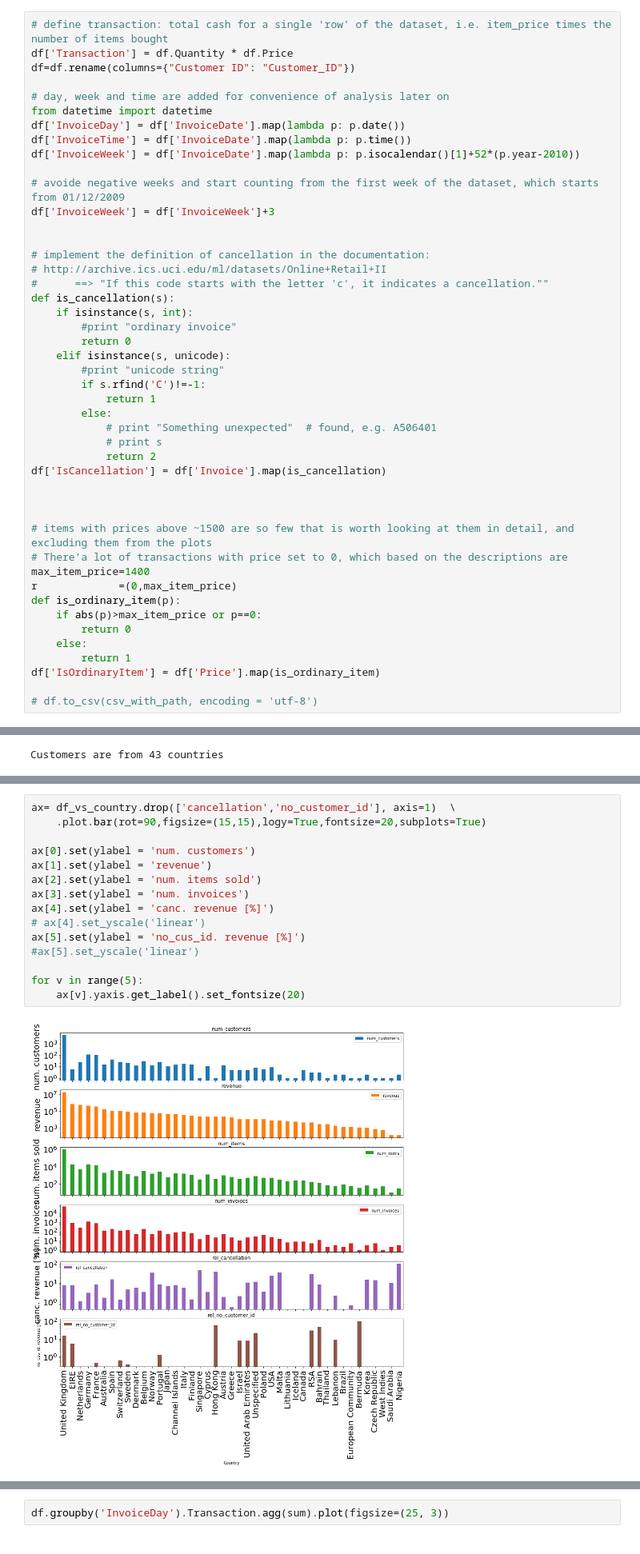
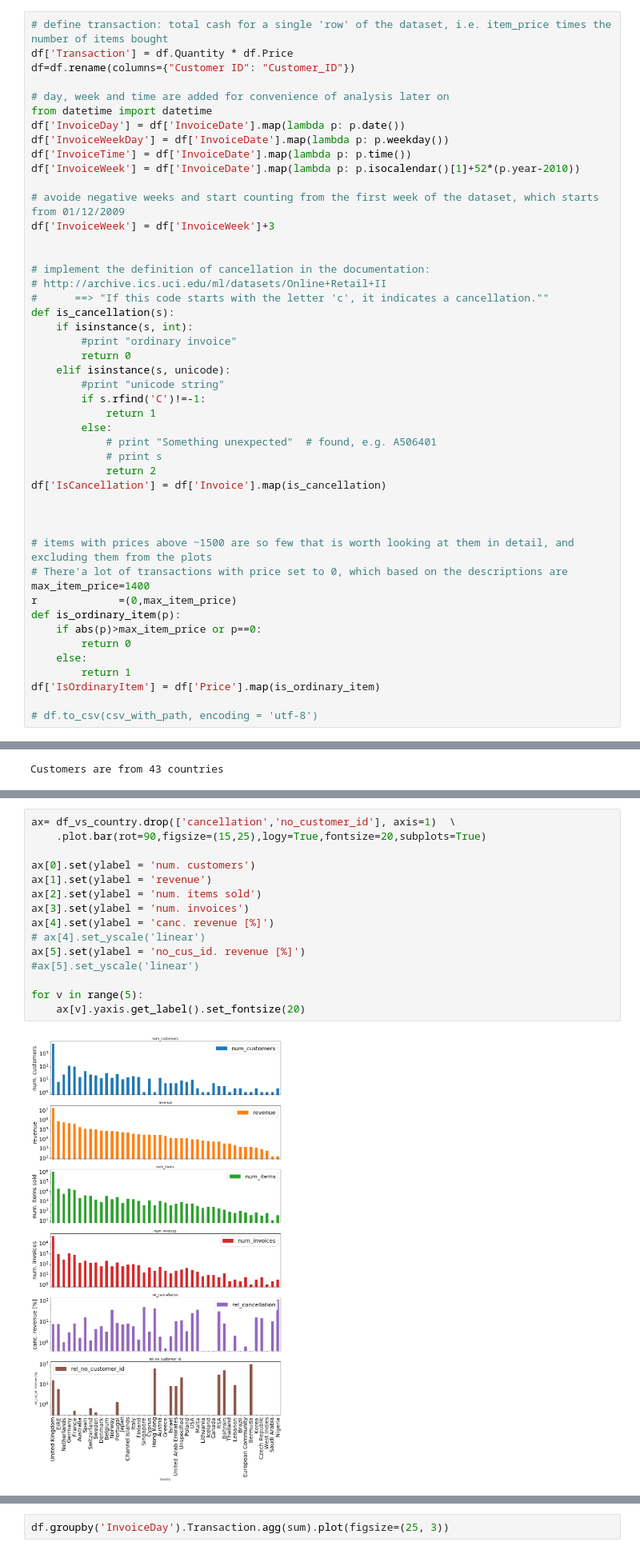
Before and after one commit to franzoni/proton-Hands-on_task_Senior_Data_Scientist, a Jupyter notebook: proton-EDA.ipynb, the cells around one changed output, grey strips where cells are left out. Shown at 80% size. Drawn from its saved outputs; the diff is of its cells as text.

```diff
--- a/proton-EDA.ipynb
+++ b/proton-EDA.ipynb
@@ -32,6 +32,7 @@ df=df.rename(columns={"Customer ID": "Customer_ID"})
 # day, week and time are added for convenience of analysis later on
 from datetime import datetime
 df['InvoiceDay'] = df['InvoiceDate'].map(lambda p: p.date())
+df['InvoiceWeekDay'] = df['InvoiceDate'].map(lambda p: p.weekday())
 df['InvoiceTime'] = df['InvoiceDate'].map(lambda p: p.time())
 df['InvoiceWeek'] = df['InvoiceDate'].map(lambda p: p.isocalendar()[1]+52*(p.year-2010))
 
@@ -574,17 +606,17 @@ df_vs_country.plot.pie(y='num_customers', figsize=(3, 3))
 # %%
 ax= df_vs_country.drop(['cancellation','no_customer_id'], axis=1)  \
-    .plot.bar(rot=90,figsize=(15,15),logy=True,fontsize=20,subplots=True)
+    .plot.bar(rot=90,figsize=(15,25),logy=True,fontsize=20,subplots=True)
 
 ax[0].set(ylabel = 'num. customers')
 ax[1].set(ylabel = 'revenue')
 ax[2].set(ylabel = 'num. items sold')
 ax[3].set(ylabel = 'num. invoices')
 ax[4].set(ylabel = 'canc. revenue [%]')
 # ax[4].set_yscale('linear')
 ax[5].set(ylabel = 'no_cus_id. revenue [%]')
 #ax[5].set_yscale('linear')
 
 for v in range(5):
     ax[v].yaxis.get_label().set_fontsize(20)
 # %% [output]
-[figure, old version]
+[figure, new version]
```
Also changed, not shown: parts of 26 cells of this notebook.
